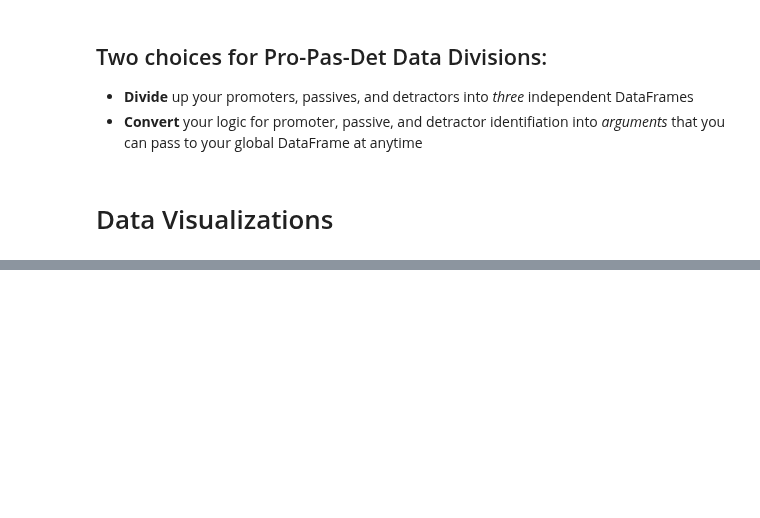
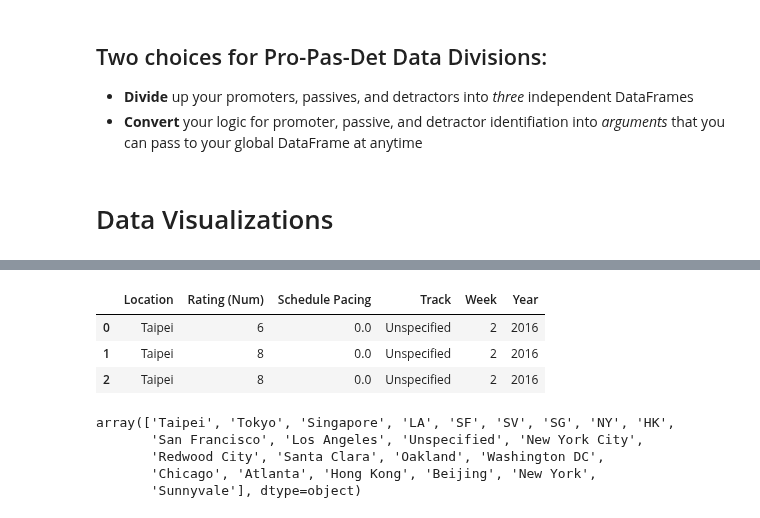
Before and after one commit to natepill/DS1.1, a Jupyter notebook: NPS/MS-Summer-Acadmey-2017.ipynb, the cells around one changed output, grey strips where cells are left out. Saved outputs shown, nothing was run; the diff lists cells and outputs as text; code cells hidden in the pictures; blank space fills up the shorter version.

```diff
--- a/NPS/MS-Summer-Acadmey-2017.ipynb
+++ b/NPS/MS-Summer-Acadmey-2017.ipynb
@@ -715,0 +723,15 @@ df_detractors = the_truth.loc[(the_truth['Rating (Num)'] < 7) & (the_truth['Week
+# %%
+the_truth.head(3)
+# %% [output]
+|  | Location | Rating (Num) | Schedule Pacing | Track | Week | Year |
+| 0 | Taipei | 6 | 0.0 | Unspecified | 2 | 2016 |
+| 1 | Taipei | 8 | 0.0 | Unspecified | 2 | 2016 |
+| 2 | Taipei | 8 | 0.0 | Unspecified | 2 | 2016 |
+# %%
+the_truth["Location"].unique()
+# %% [output]
+array(['Taipei', 'Tokyo', 'Singapore', 'LA', 'SF', 'SV', 'SG', 'NY', 'HK',
+       'San Francisco', 'Los Angeles', 'Unspecified', 'New York City',
+       'Redwood City', 'Santa Clara', 'Oakland', 'Washington DC',
+       'Chicago', 'Atlanta', 'Hong Kong', 'Beijing', 'New York',
+       'Sunnyvale'], dtype=object)
```
Also changed, not shown: parts of 13 cells of this notebook, 2 other files.
